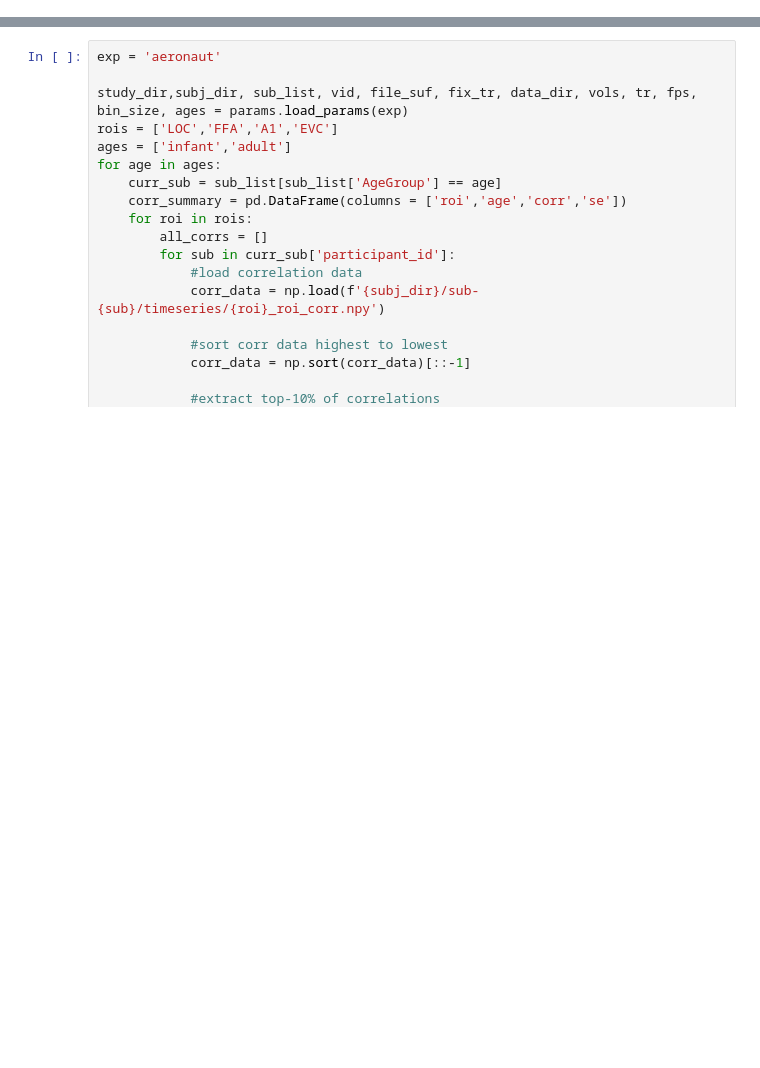
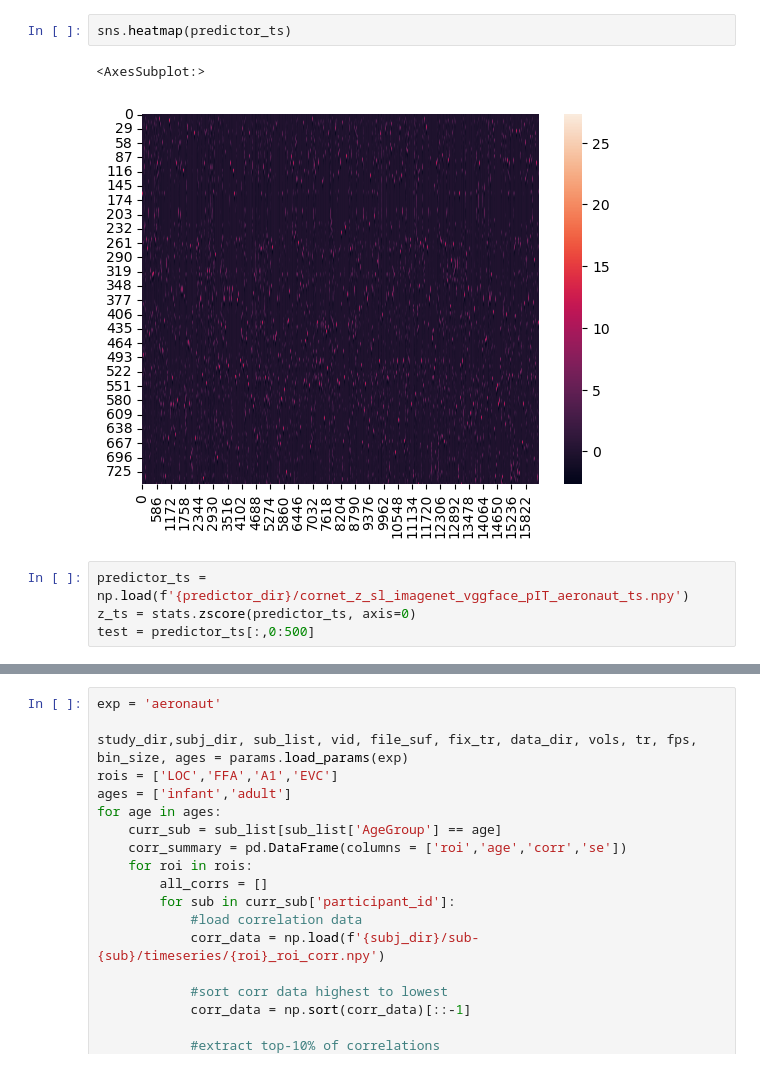
Before and after one commit to vayzenb/ginn, a Jupyter notebook: fmri/explore_fmri.ipynb, the cells around one changed output, grey strips where cells are left out. Cells and saved outputs as stored; diff of their text form; blank space fills up the shorter version.

```diff
--- a/fmri/explore_fmri.ipynb
+++ b/fmri/explore_fmri.ipynb
@@ -47,0 +142,9 @@ predictor_ts.shape
+# %%
+sns.heatmap(predictor_ts)
+# %% [output]
+<AxesSubplot:>
+[figure, added]
+# %%
+predictor_ts = np.load(f'{predictor_dir}/cornet_z_sl_imagenet_vggface_pIT_aeronaut_ts.npy')
+z_ts = stats.zscore(predictor_ts, axis=0)
+test = predictor_ts[:,0:500]
```
Also changed, not shown: parts of 16 cells of this notebook, 7 other files.
